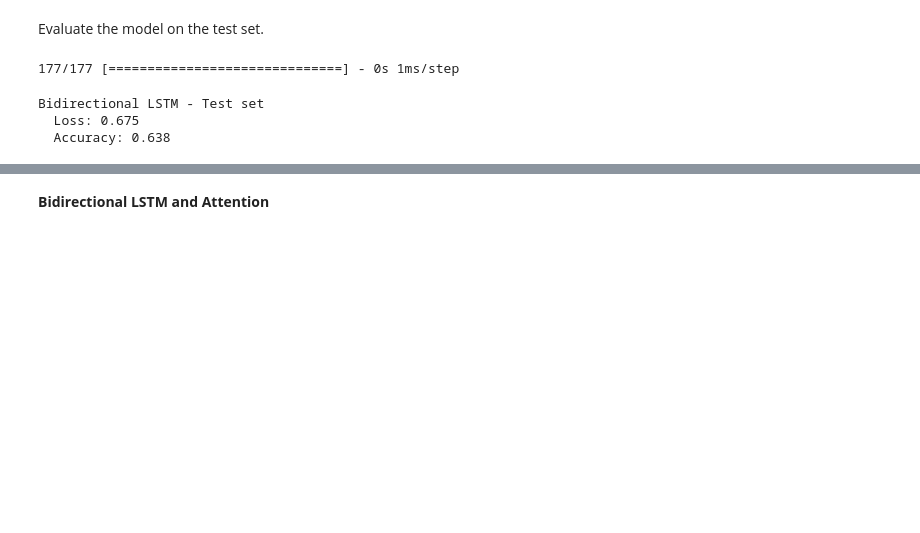
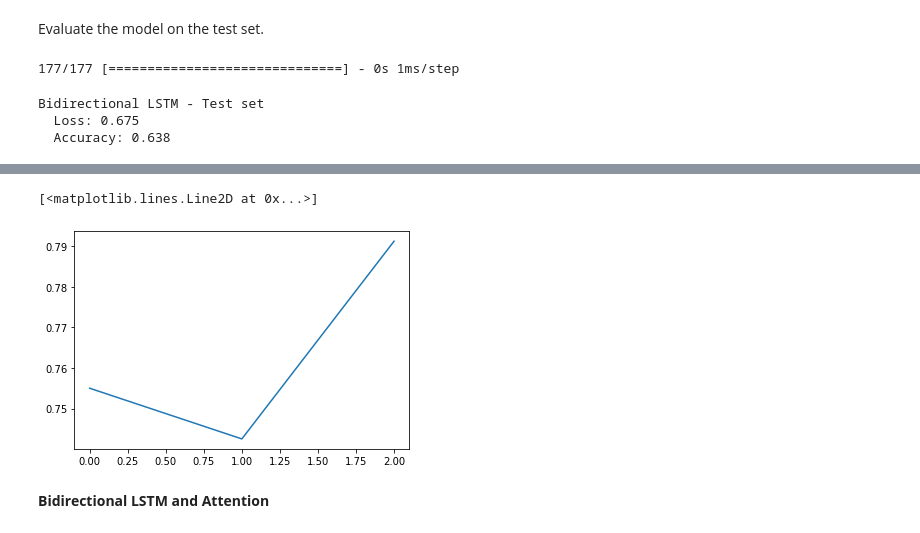
Before and after one commit to amank56/Stock-prediction, a Jupyter notebook: Stock_pridict_bidirectional_attention_lstm.ipynb, the cells around one changed output, grey strips where cells are left out. Saved outputs shown, nothing was run; the diff lists cells and outputs as text; code cells hidden in the pictures; blank space fills up the shorter version.

```diff
--- a/Stock_pridict_bidirectional_attention_lstm.ipynb
+++ b/Stock_pridict_bidirectional_attention_lstm.ipynb
@@ -236,2 +240,7 @@ Bidirectional LSTM - Test set
+# %%
+plt.plot(history.history['accuracy'])
+# %% [output]
+[<matplotlib.lines.Line2D at 0x...>]
+[figure, added]
 # %% [markdown]
 **Bidirectional LSTM and Attention**
```
Also changed, not shown: parts of 6 cells of this notebook.
